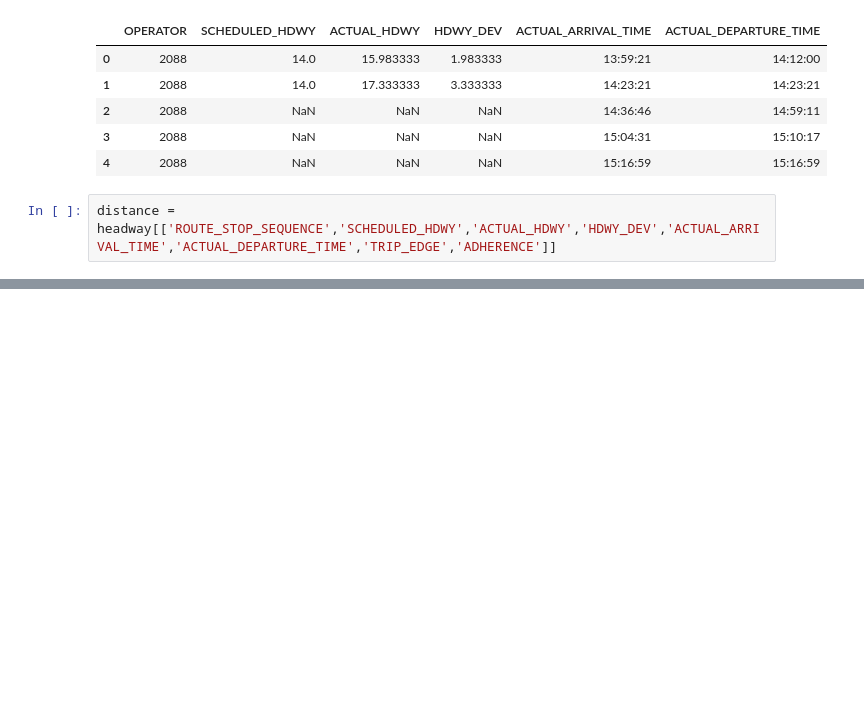
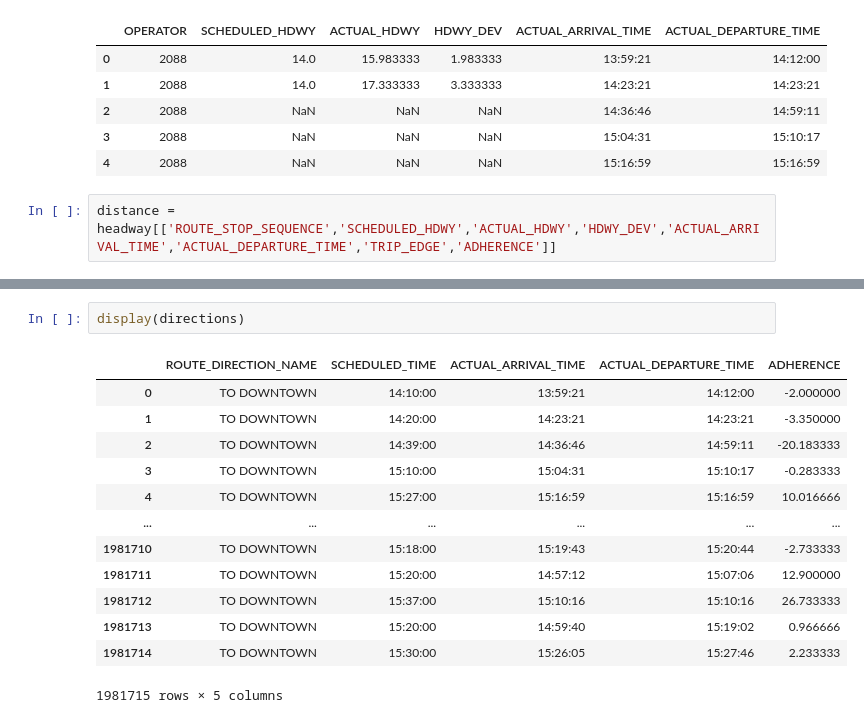
Before and after one commit to NSS-Data-Analytics-Cohort-7/wego-data-world-problems, a Jupyter notebook: notebook/Wego Analysis.ipynb, the cells around one changed output, grey strips where cells are left out. Drawn from its saved outputs; the diff is of its cells as text; blank space fills up the shorter version.

```diff
--- a/notebook/Wego Analysis.ipynb
+++ b/notebook/Wego Analysis.ipynb
@@ -273,0 +277,16 @@ plt.show()
+# %%
+display(directions)
+# %% [output]
+|  | ROUTE_DIRECTION_NAME | SCHEDULED_TIME | ACTUAL_ARRIVAL_TIME | ACTUAL_DEPARTURE_TIME | ADHERENCE |
+| 0 | TO DOWNTOWN | 14:10:00 | 13:59:21 | 14:12:00 | -2.000000 |
+| 1 | TO DOWNTOWN | 14:20:00 | 14:23:21 | 14:23:21 | -3.350000 |
+| 2 | TO DOWNTOWN | 14:39:00 | 14:36:46 | 14:59:11 | -20.183333 |
+| 3 | TO DOWNTOWN | 15:10:00 | 15:04:31 | 15:10:17 | -0.283333 |
+| 4 | TO DOWNTOWN | 15:27:00 | 15:16:59 | 15:16:59 | 10.016666 |
+| ... | ... | ... | ... | ... | ... |
+| 1981710 | TO DOWNTOWN | 15:18:00 | 15:19:43 | 15:20:44 | -2.733333 |
+| 1981711 | TO DOWNTOWN | 15:20:00 | 14:57:12 | 15:07:06 | 12.900000 |
+| 1981712 | TO DOWNTOWN | 15:37:00 | 15:10:16 | 15:10:16 | 26.733333 |
+| 1981713 | TO DOWNTOWN | 15:20:00 | 14:59:40 | 15:19:02 | 0.966666 |
+| 1981714 | TO DOWNTOWN | 15:30:00 | 15:26:05 | 15:27:46 | 2.233333 |
+1981715 rows × 5 columns
```
Also changed, not shown: parts of 19 cells of this notebook.
